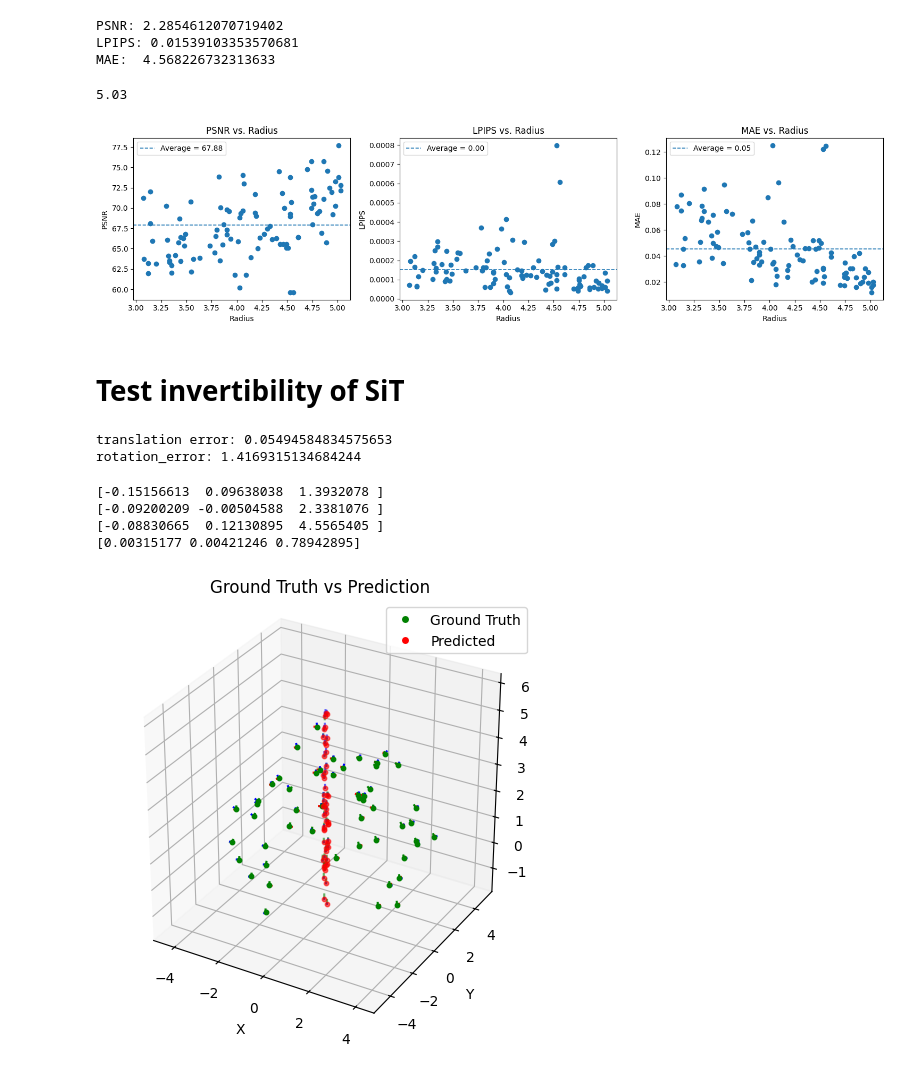
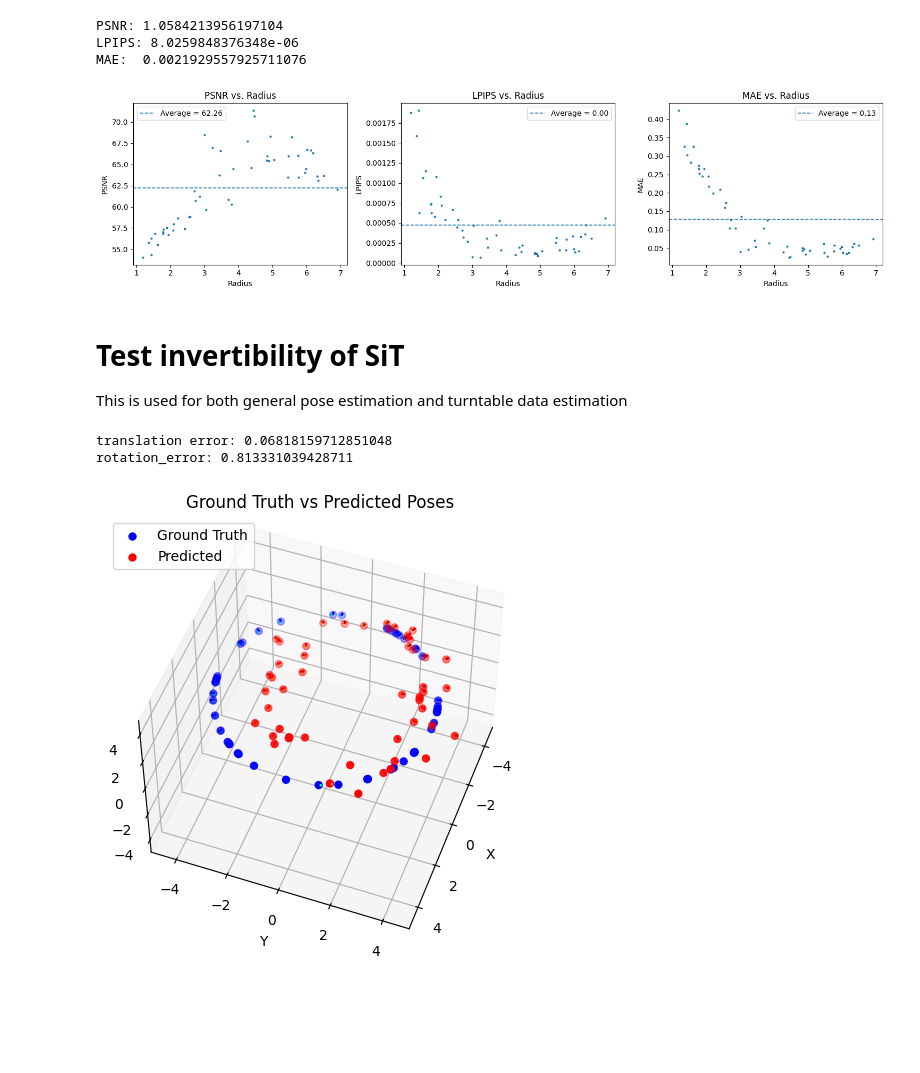
Before and after one commit to JimmyTan2000/SiT, a Jupyter notebook: evaluate.ipynb, the cells around one changed output. Drawn from its saved outputs; the diff is of its cells as text; code cells hidden in the pictures; blank space fills up the shorter version.

Commit message:
updated evaluation notebook with fixed pose estimation

```diff
--- a/evaluate.ipynb
+++ b/evaluate.ipynb
@@ -143,6 +144,7 @@ with torch.inference_mode():
         image = image.to("cuda")
         gaussian_pose  = gaussian_pose.to("cuda")
         radius = round(get_pose_radius(gt_pose[0]).item(), 2)
+        radii.append(radius)
 
         n = ys.size(0)
         y = torch.IntTensor([0]).to(device)
@@ -167,7 +169,7 @@ with torch.inference_mode():
             gt_pool.append(image[0].cpu())
             pred_pool.append(samples[0].cpu())
 
-        if i == 100:
+        if i == 50:
             break
         else:
             i += 1
@@ -195,13 +197,9 @@ print("PSNR:", total_psnr)
 print("LPIPS:", total_lpips)
 print("MAE: ", total_mae)
 # %% [output]
-PSNR: 2.2854612070719402
-LPIPS: 0.01539103353570681
-MAE:  4.568226732313633
+PSNR: 1.0584213956197104
+LPIPS: 8.0259848376348e-06
+MAE:  0.0021929557925711076
-# %%
-max(radii)
-# %% [output]
-5.03
 # %%
 import numpy as np
 import matplotlib.pyplot as plt
@@ -217,7 +215,7 @@ mae    = data[:, 3]
 fig, axes = plt.subplots(1, 3, figsize=(15, 4), sharex=True)
 
 def add_panel(ax, y, y_label, title):
-    ax.plot(radius, y, marker='o', linestyle='none')      # ← changed line
+    ax.plot(radius, y, marker='o', markersize=2, linestyle='none')      # ← changed line
     ax.axhline(y.mean(), ls='--', lw=1.2,
                label=f'Average = {y.mean():.2f}')
     ax.set_xlabel('Radius')
@@ -235,6 +233,8 @@ fig.savefig("radius_metrics.png", dpi=300, bbox_inches="tight")
 
 plt.show()
 # %% [output]
-[figure, old version]
+[figure, new version]
 # %% [markdown]
 # Test invertibility of SiT
+
+This is used for both general pose estimation and turntable data estimation
@@ -244,7 +260,7 @@ vae_model = "stabilityai/sd-vae-ft-ema"
 latent_size = int(image_size) // 8
 
 model = SiT_B_8(input_size=latent_size, num_classes=1).to('cuda')
-state_dict = find_model("results/000-SiT-B-8-Linear-velocity-None/checkpoints/0072000.pt")                # Print the actual tensor (can be large!)
+state_dict = find_model("results/001-SiT-B-8-Linear-velocity-None/checkpoints/0090000.pt")                # Print the actual tensor (can be large!)
 model.load_state_dict(state_dict)
 model.eval() # important!
 vae = AutoencoderKL.from_pretrained(vae_model).to('cuda')
@@ -312,7 +328,13 @@ transform = transforms.Compose([
     transforms.Normalize(mean=[0, 0, 0], std=[1, 1, 1], inplace=True)
 ])
 
-dataset = SiTDataset("data/chair_data/test", transform=transform)
+train_dataset = SiTDataset("data/chair_data/train", transform=transform)
+rot_mean = torch.Tensor(train_dataset.rotation_mean).to("cuda")
+rot_std = torch.Tensor(train_dataset.rotation_std).to("cuda")
+trans_mean = torch.Tensor(train_dataset.translation_mean).to("cuda")
+trans_std = torch.Tensor(train_dataset.translation_std).to("cuda")
+
+dataset = SiTDataset("data/chair_data/circle_test", transform=transform)
 
 eval_loader = DataLoader(
     dataset,
@@ -399,14 +443,11 @@ for image, gaussian_pose, gt_pose, noise in tqdm(eval_loader, "Evaluating model.
     noise = noise.to("cuda")[0]
     gaussian_pose = gaussian_pose.to("cuda")
     gt_pose = gt_pose.to("cuda")
+
     image = image.to("cuda")
-
     posterior = vae.encode(image)[0]
     image = posterior.sample()
     image = image * 0.18215
-
-    radius = get_pose_radius(gaussian_pose)
-    radius = round(radius.item(), 2)
 
     n = ys.size(0)
     y = torch.IntTensor([0]).to(device)
@@ -422,7 +463,7 @@ for image, gaussian_pose, gt_pose, noise in tqdm(eval_loader, "Evaluating model.
 
     denoised_pose = samples - noise
 
-    reconstructed_pose = extract_original_pose(denoised_pose, dataset.pose_mean,dataset.pose_mean)
+    reconstructed_pose = extract_original_pose(denoised_pose, rot_mean, rot_std, trans_mean, trans_std)
 
     pose_pred.append(reconstructed_pose.cpu().detach().numpy())
     pose_gt.append(gt_pose[0].cpu().detach().numpy())
@@ -434,8 +475,6 @@ for image, gaussian_pose, gt_pose, noise in tqdm(eval_loader, "Evaluating model.
 
     translation_error, rotation_error = evaluate_poses(gt_pose[0], reconstructed_pose)
 
-    plot_data.append([radius, translation_error, rotation_error])
-
     total_translation_error += translation_error
     total_rotation_error += rotation_error
 
@@ -445,8 +484,8 @@ total_rotation_error /= eval_loader.__len__()
 print("translation error:", total_translation_error)
 print("rotation_error:", total_rotation_error)
 # %% [output]
-translation error: 0.05494584834575653
-rotation_error: 1.4169315134684244
+translation error: 0.06818159712851048
+rotation_error: 0.813331039428711
 # %%
 import numpy as np
 import matplotlib.pyplot as plt
@@ -494,17 +537,7 @@ def plot_pose_lists(gt_poses, pred_poses, axis_length=0.1):
 
     plt.tight_layout()
     plt.show()
-# %%
-print(pose_pred[0][:3, 3])
-print(pose_pred[1][:3, 3])
-print(pose_pred[2][:3, 3])
-print(pose_pred[3][:3, 3])
-# %% [output]
-[-0.15156613  0.09638038  1.3932078 ]
-[-0.09200209 -0.00504588  2.3381076 ]
-[-0.08830665  0.12130895  4.5565405 ]
-[0.00315177 0.00421246 0.78942895]
 # %%
-plot_pose_lists(pose_gt, pose_pred)
+visualize_poses(pose_gt, pose_pred)
 # %% [output]
-[figure, old version]
+[figure, new version]
```
Also changed, not shown: parts of 6 cells of this notebook.
